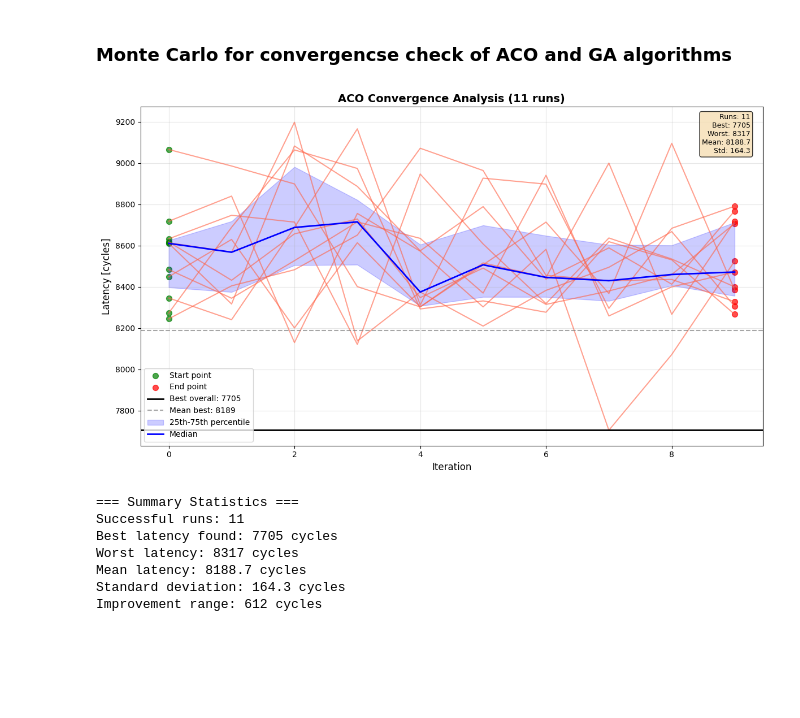
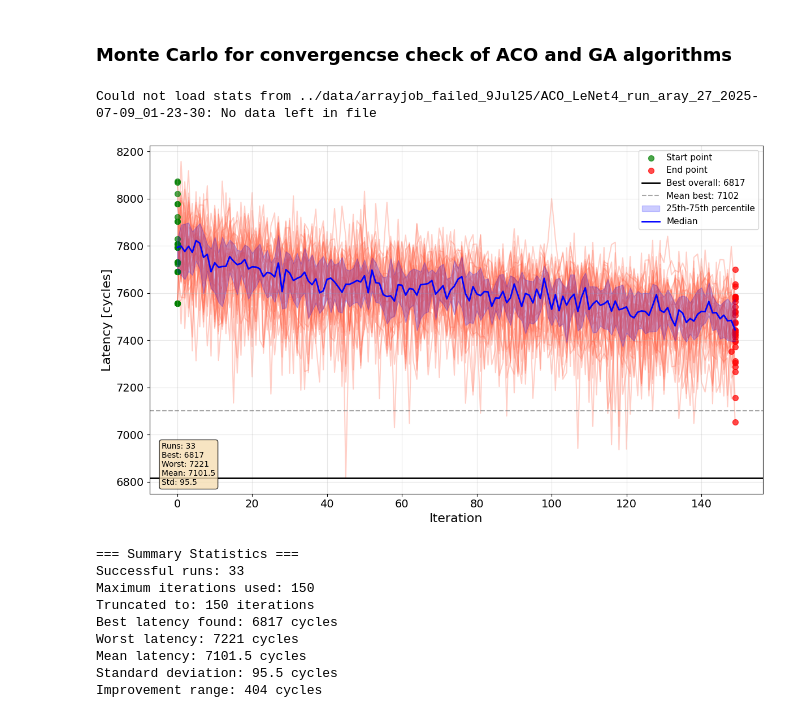
Before and after one commit to jjastrz14/ReNOS, a Jupyter notebook: notebooks/monte_carlo_convergence.ipynb, the cells around one changed output. Drawn from its saved outputs; the diff is of its cells as text; code cells hidden in the pictures; blank space fills up the shorter version.

```diff
--- a/notebooks/monte_carlo_convergence.ipynb
+++ b/notebooks/monte_carlo_convergence.ipynb
@@ -8,8 +8,19 @@ import numpy as np
 absolute_bests_print = True
 confidense_interval_print = True
 
-BASE_DIR = "../data"
-folders = sorted([f for f in os.listdir(BASE_DIR) if f.startswith("ACO_x1")])
+BASE_DIR = "../data/arrayjob_failed_9Jul25"
+NAME_DIR = "ACO_LeNet4"
+folders = sorted([f for f in os.listdir(BASE_DIR) if f.startswith(NAME_DIR)])
+
+# Set maximum number of iterations to use from each file
+MAX_ITERATIONS = 150  # Change this to your desired number
+
+# Set global matplotlib parameters
+plt.rcParams['axes.labelsize'] = 16      # x and y axis labels
+plt.rcParams['xtick.labelsize'] = 14     # x-axis tick labels
+plt.rcParams['ytick.labelsize'] = 14     # y-axis tick labels
+plt.rcParams['legend.fontsize'] = 11     # legend font size
+
 
 # For collecting all best values per simulation
 all_best_values = []
@@ -31,6 +42,11 @@ for folder in folders:
         #print(f"Keys in stats: {list(stats.keys())}")
 
         best_values = np.array(stats["best"])
+
+        # Truncate to maximum iterations
+        if len(best_values) > MAX_ITERATIONS:
+            best_values = best_values[:MAX_ITERATIONS]
+
         absolute_best = stats["absolute_best"]
 
         # Handle different formats of absolute_best
@@ -45,11 +61,14 @@ for folder in folders:
         all_best_values.append(best_values)
 
         # Plot convergence curve
-        ax.plot(best_values, color="tomato", alpha=0.6, linewidth=1.5)
+        ax.plot(best_values, color="tomato", alpha=0.3, linewidth=1.5, zorder=1)
         successful_runs += 1
 
     except Exception as e:
         print(f"Could not load stats from {path}: {e}")
+
+# Find the maximum number of iterations across all runs (after truncation)
+max_iterations = max(len(run) for run in all_best_values) if all_best_values else 0
 
 # Only plot markers if we have data
 if start_values and end_values:
@@ -71,62 +90,68 @@ if absolute_bests:
     mean_abs_best = np.mean(absolute_bests)
 
     ax.axhline(min_abs_best, linestyle='-', color='black', linewidth=2,
-            label=f"Best overall: {min_abs_best:.0f}")
+            label=f"Best overall: {min_abs_best:.0f}", zorder=2)
     ax.axhline(mean_abs_best, linestyle='--', color='gray', alpha=0.7,
-            label=f"Mean best: {mean_abs_best:.0f}")
+            label=f"Mean best: {mean_abs_best:.0f}", zorder=2)
+
 
 # Improve plot aesthetics
-ax.set_xlabel("Iteration", fontsize=12)
-ax.set_ylabel("Latency [cycles]", fontsize=12)
-ax.set_title(f"ACO Convergence Analysis ({successful_runs} runs)", fontsize=14, fontweight='bold')
+ax.set_xlabel("Iteration")
+ax.set_ylabel("Latency [cycles]")
+#ax.set_title(f"ACO Convergence Analysis ({successful_runs} runs)", fontsize=14, fontweight='bold')
 ax.grid(True, alpha=0.3)
 ax.legend(loc='best')
 
 # Add statistics text box
 if absolute_bests_print:
     stats_text = f"Runs: {successful_runs}\nBest: {min_abs_best:.0f}\nWorst: {max_abs_best:.0f}\nMean: {mean_abs_best:.1f}\nStd: {np.std(absolute_bests):.1f}"
-    ax.text(0.98, 0.98, stats_text, transform=ax.transAxes, fontsize=9,
-        verticalalignment='top', horizontalalignment='right', bbox=dict(boxstyle='round', facecolor='wheat', alpha=0.8))
+    ax.text(0.02, 0.02, stats_text, transform=ax.transAxes,
+        verticalalignment='bottom', horizontalalignment='left', bbox=dict(boxstyle='round', facecolor='wheat', alpha=0.8))
     ax.legend(loc='best')
 
 if confidense_interval_print:
     # Pad sequences to same length for percentile calculation
     max_len = max(len(run) for run in all_best_values)
     padded_runs = []
     for run in all_best_values:
         padded = np.full(max_len, run[-1])  # Pad with final value
         padded[:len(run)] = run
         padded_runs.append(padded)
 
     runs_array = np.array(padded_runs)
     percentile_25 = np.percentile(runs_array, 25, axis=0)
     percentile_75 = np.percentile(runs_array, 75, axis=0)
     median = np.percentile(runs_array, 50, axis=0)
 
     iterations = np.arange(max_len)
     ax.fill_between(iterations, percentile_25, percentile_75,
-                    alpha=0.2, color='blue', label='25th-75th percentile')
-    ax.plot(median, color='blue', linewidth=2, label='Median')
+                    alpha=0.2, color='blue', label='25th-75th percentile', zorder=2)
+    ax.plot(median, color='blue', linewidth=2, label='Median', zorder=2)
     ax.legend(loc='best')
 
 plt.tight_layout()
 plt.show()
 
 # Print summary statistics
 if absolute_bests:
     print(f"\n=== Summary Statistics ===")
     print(f"Successful runs: {successful_runs}")
+    print(f"Maximum iterations used: {max_iterations}")
+    print(f"Truncated to: {MAX_ITERATIONS} iterations")
     print(f"Best latency found: {min_abs_best:.0f} cycles")
     print(f"Worst latency: {max_abs_best:.0f} cycles")
     print(f"Mean latency: {mean_abs_best:.1f} cycles")
     print(f"Standard deviation: {np.std(absolute_bests):.1f} cycles")
     print(f"Improvement range: {max_abs_best - min_abs_best:.0f} cycles")
 # %% [output]
+Could not load stats from ../data/arrayjob_failed_9Jul25/ACO_LeNet4_run_aray_27_2025-07-09_01-23-30: No data left in file
-[figure, old version]
+[figure, new version]
-=== Summary Statistics ===
-Successful runs: 11
-Best latency found: 7705 cycles
-Worst latency: 8317 cycles
-Mean latency: 8188.7 cycles
-Standard deviation: 164.3 cycles
-Improvement range: 612 cycles
+=== Summary Statistics ===
+Successful runs: 33
+Maximum iterations used: 150
+Truncated to: 150 iterations
+Best latency found: 6817 cycles
+Worst latency: 7221 cycles
+Mean latency: 7101.5 cycles
+Standard deviation: 95.5 cycles
+Improvement range: 404 cycles
```
Also changed, not shown: 6 other files.
